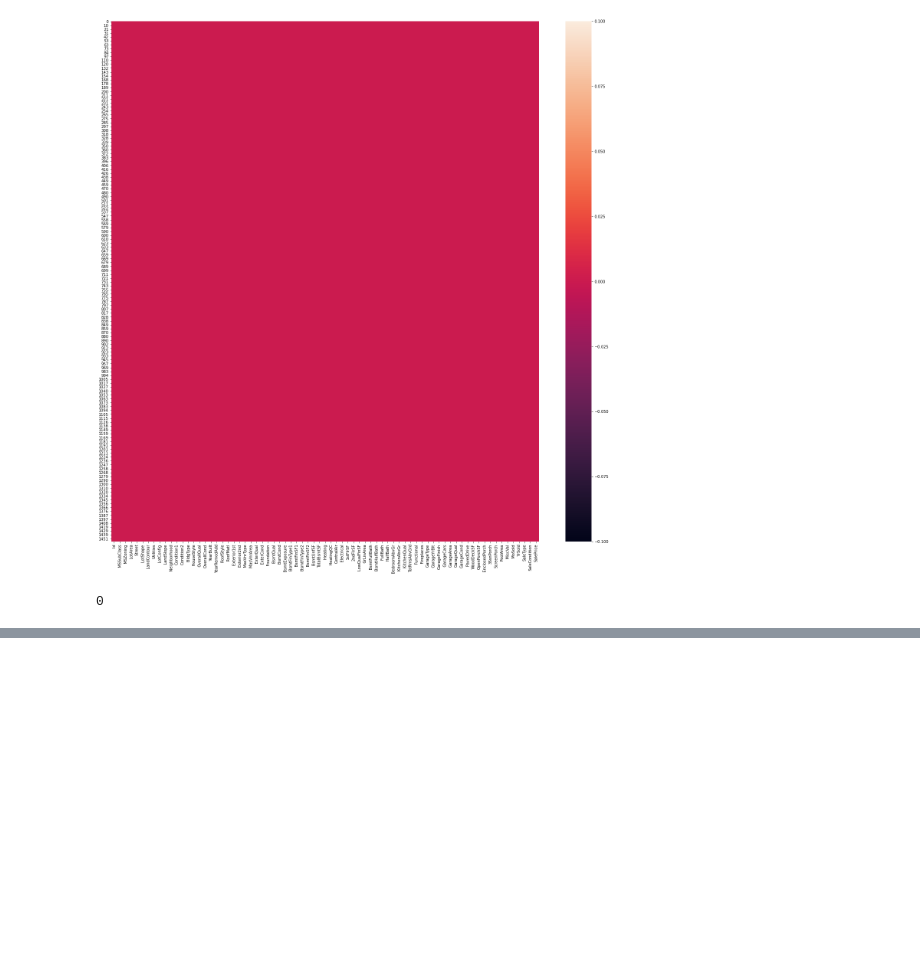
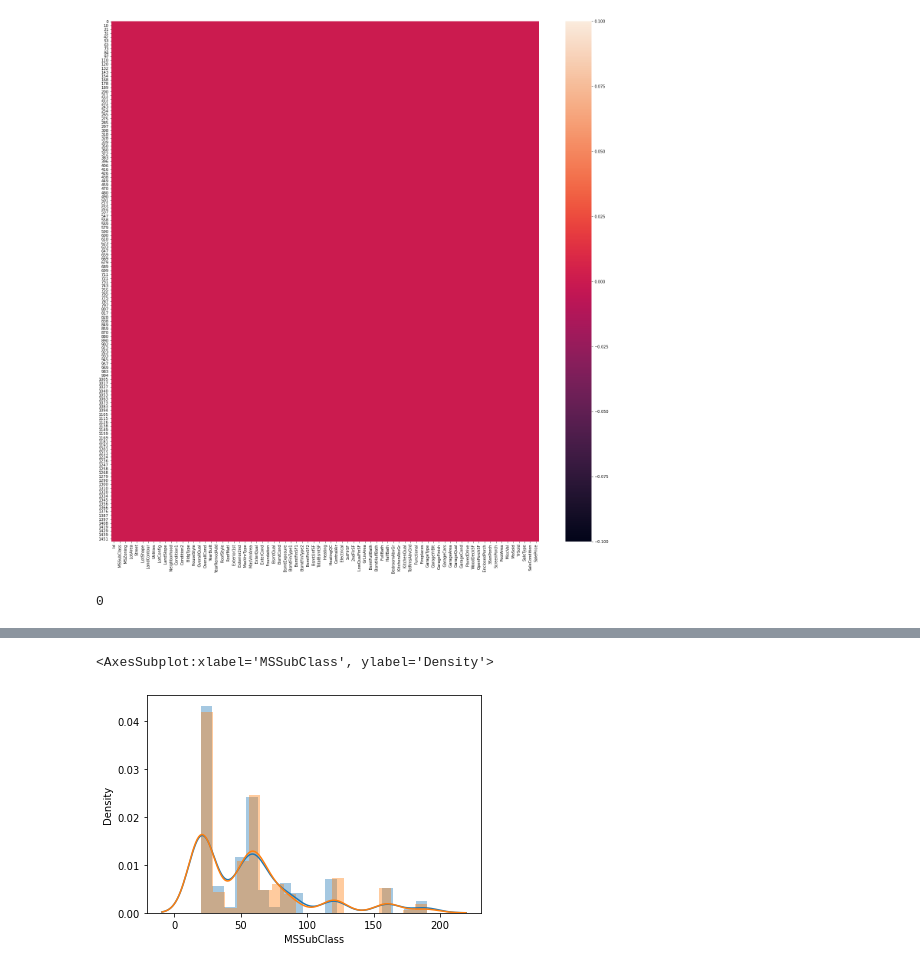
Before and after one commit to AkCoding/ML-House_Price-, a Jupyter notebook: House_Price.ipynb, the cells around one changed output, grey strips where cells are left out. Drawn from its saved outputs; the diff is of its cells as text; code cells hidden in the pictures; blank space fills up the shorter version.

```diff
--- a/House_Price.ipynb
+++ b/House_Price.ipynb
@@ -143,0 +164,6 @@ sns.displot(df)
+# %%
+sns.distplot(df['MSSubClass'])
+sns.distplot(df3['MSSubClass'])
+# %% [output]
+<AxesSubplot:xlabel='MSSubClass', ylabel='Density'>
+[figure, added]
```
Also changed, not shown: parts of 3 cells of this notebook.
